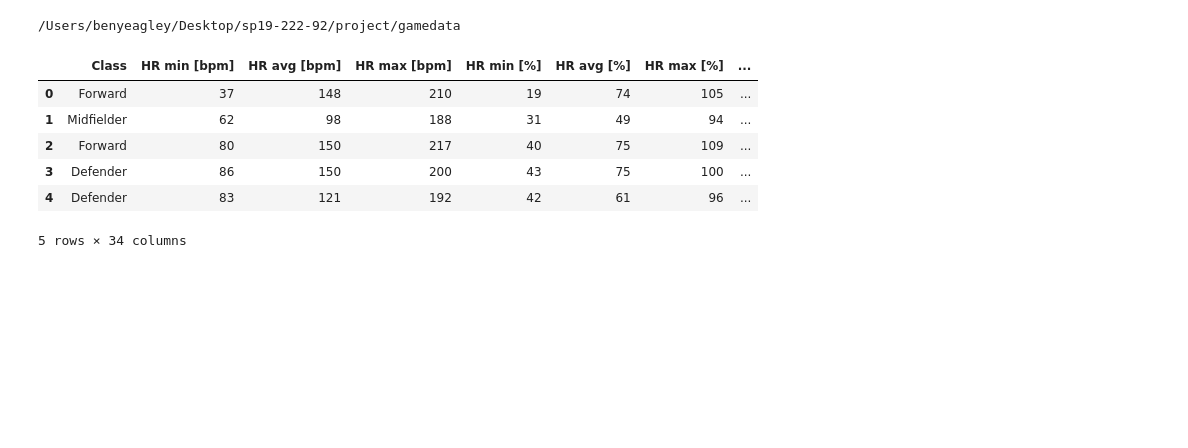
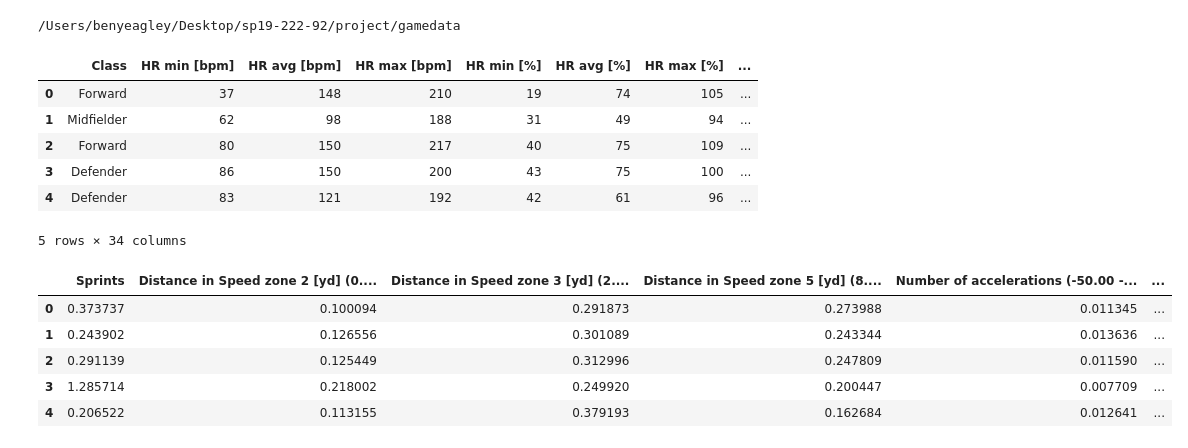
Before and after one commit to cloudmesh-community/sp19-222-92, a Jupyter notebook: project/csv_adjustment.ipynb, the cells around one changed output. Saved outputs shown, nothing was run; the diff lists cells and outputs as text; code cells hidden in the pictures; blank space fills up the shorter version.

```diff
--- a/project/csv_adjustment.ipynb
+++ b/project/csv_adjustment.ipynb
@@ -54,33 +54,54 @@ distance_columns = ('Distance in Speed zone 2 [yd] (0.10 - 2.59 mph)', 'Distance
 accel_columns = ('Number of accelerations (-50.00 - -3.00 m/s)', 'Number of accelerations (-2.99 - -2.00 m/s)', 'Number of accelerations (-1.99 - -1.00 m/s)', 'Number of accelerations (-0.99 - -0.50 m/s)', 'Number of accelerations (0.50 - 0.99 m/s)', 'Number of accelerations (1.00 - 1.99 m/s)', 'Number of accelerations (2.00 - 2.99 m/s)', 'Number of accelerations (3.00 - 50.00 m/s)')
 
 # Create new column for total accelerations
 df['Total accelerations'] = pd.Series(np.random.randn(len(df)), index=df.index)
 
 # Convert column dtypes to floats for percentage values
 df['Sprints'] = df['Sprints'].apply(np.float64)
 for i in distance_columns:
     df[i] = df[i].apply(np.float64)
 for i in accel_columns:
     df[i] = df[i].apply(np.float64)
 
 # Adjust sprints for minutes played, adjust speed zones for total distance, and get total accelerations
 for index, row in df.iterrows():
     # Initialize total acceleration value
     total_accels = 0
     # Change # of sprints to sprints per min
     df.at[index, 'Sprints'] = row['Sprints'] / row['Min Played']
     # Divide distance in speed zone by total distance, save back in speed zone column
     for i in distance_columns:
         df.at[index, i] = (row[i]) / int(row['Total distance [yd]'])
     # Calculate total # of accelerations and save in new column
     for i in accel_columns:
         total_accels += row[i]
     df.at[index, 'Total accelerations'] = total_accels
 
 # Second loop to divide each acceleration column by the total accelerations, save back in acceleration columns
 for index, row in df.iterrows():
     for i in accel_columns:
         df.at[index, i] = (row[i]) / int(row['Total accelerations'])
+
+df = df[df.columns.drop(list(df.filter(regex='Total distance')))]
+df = df[df.columns.drop(list(df.filter(regex='Distance / min')))]
+df = df[df.columns.drop(list(df.filter(regex='Average')))]
+df = df[df.columns.drop(list(df.filter(regex='Min Played')))]
+df = df[df.columns.drop(list(df.filter(regex='Total accelerations')))]
+df = df[df.columns.drop(list(df.filter(regex='Speed zone 4')))]
+df = df[df.columns.drop(list(df.filter(regex='2.00 - 2.99')))]
+df = df[df.columns.drop(list(df.filter(regex='Max')))]
+df = df[df.columns.drop(list(df.filter(regex='-1.99 - -1.00')))]
+df = df[df.columns.drop(list(df.filter(regex='1.00 - 1.99')))]
+df = df[df.columns.drop(list(df.filter(regex='-2.99 - -2.00')))]
+
+df.head()
+# %% [output]
+|  | Sprints | Distance in Speed zone 2 [yd] (0.... | Distance in Speed zone 3 [yd] (2.... | Distance in Speed zone 5 [yd] (8.... | Number of accelerations (-50.00 -... | ... |
+| 0 | 0.373737 | 0.100094 | 0.291873 | 0.273988 | 0.011345 | ... |
+| 1 | 0.243902 | 0.126556 | 0.301089 | 0.243344 | 0.013636 | ... |
+| 2 | 0.291139 | 0.125449 | 0.312996 | 0.247809 | 0.011590 | ... |
+| 3 | 1.285714 | 0.218002 | 0.249920 | 0.200447 | 0.007709 | ... |
+| 4 | 0.206522 | 0.113155 | 0.379193 | 0.162684 | 0.012641 | ... |
 # %%
 # Normalize
 
```
Also changed, not shown: parts of 3 cells of this notebook, 2 other files.
